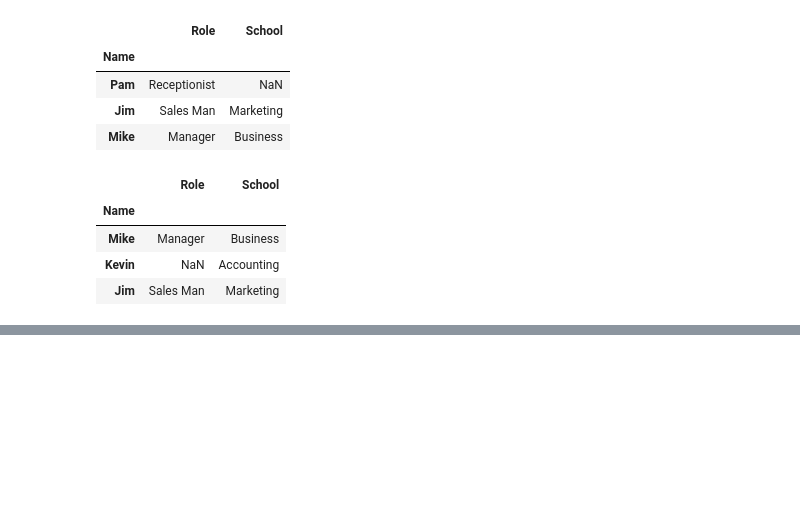
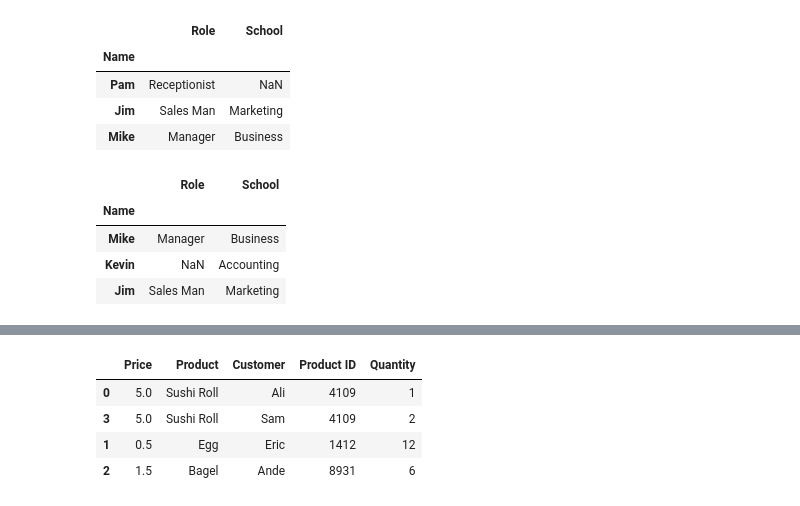
Before and after one commit to AmmaraRazzaq/Pandas, a Jupyter notebook: advancePandas.ipynb, the cells around one changed output, grey strips where cells are left out. Cells and saved outputs as stored; diff of their text form; code cells hidden in the pictures; blank space fills up the shorter version.

```diff
--- a/advancePandas.ipynb
+++ b/advancePandas.ipynb
@@ -125,0 +240,7 @@ pd.merge(staff_df,student_df,how='right',left_index=True,right_index=True)
+# %%
+products = pd.DataFrame([
+    {'Product ID':4109,'Price':5.0,'Product':'Sushi Roll'},
+    {'Product ID':1412,'Price':0.5,'Product':'Egg'},
+    {'Product ID':8931,'Price':1.5,'Product':'Bagel'}
+])
+products = products.set_index('Product ID')
@@ -125,0 +255,8 @@ pd.merge(staff_df,student_df,how='right',left_index=True,right_index=True)
+# %%
+invoices = pd.DataFrame([
+    {'Customer':'Ali','Product ID':4109,'Quantity':1},
+    {'Customer':'Eric','Product ID':1412,'Quantity':12},
+    {'Customer':'Ande','Product ID':8931,'Quantity':6},
+    {'Customer':'Sam','Product ID':4109,'Quantity':2}
+])
+invoices
@@ -125,0 +269,8 @@ pd.merge(staff_df,student_df,how='right',left_index=True,right_index=True)
+# %%
+pd.merge(products,invoices,how='outer',left_index=True,right_on='Product ID')
+# %% [output]
+|  | Price | Product | Customer | Product ID | Quantity |
+| 0 | 5.0 | Sushi Roll | Ali | 4109 | 1 |
+| 3 | 5.0 | Sushi Roll | Sam | 4109 | 2 |
+| 1 | 0.5 | Egg | Eric | 1412 | 12 |
+| 2 | 1.5 | Bagel | Ande | 8931 | 6 |
```
Also changed, not shown: parts of 19 cells of this notebook.
